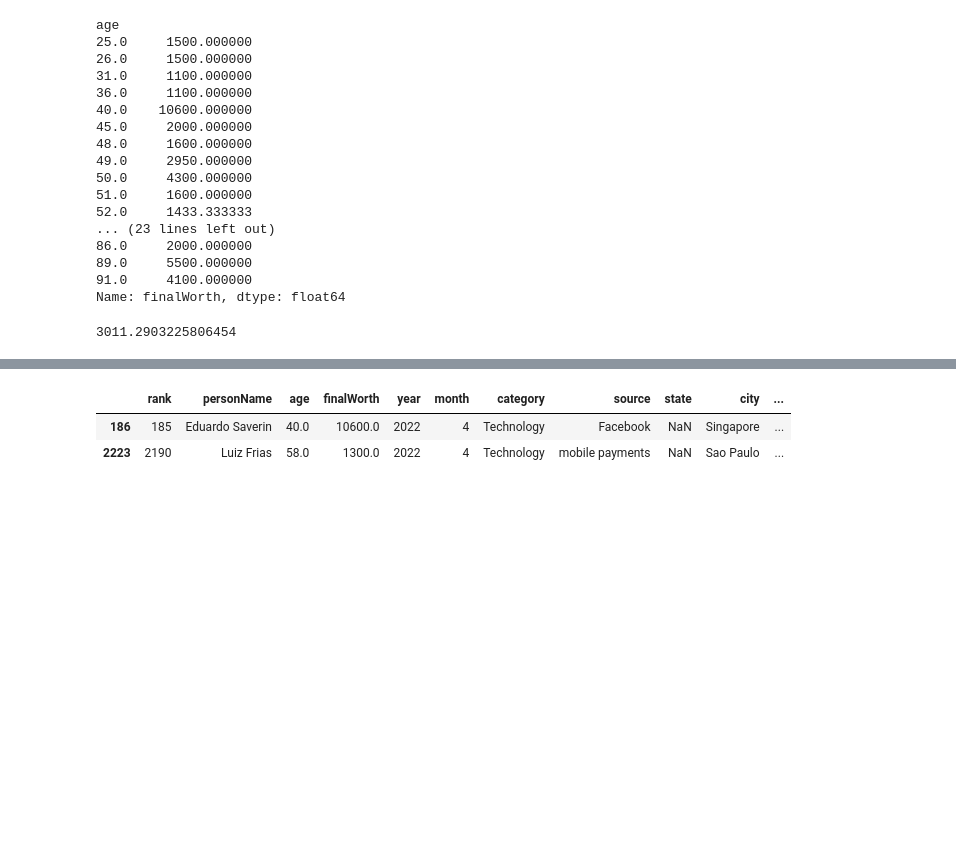
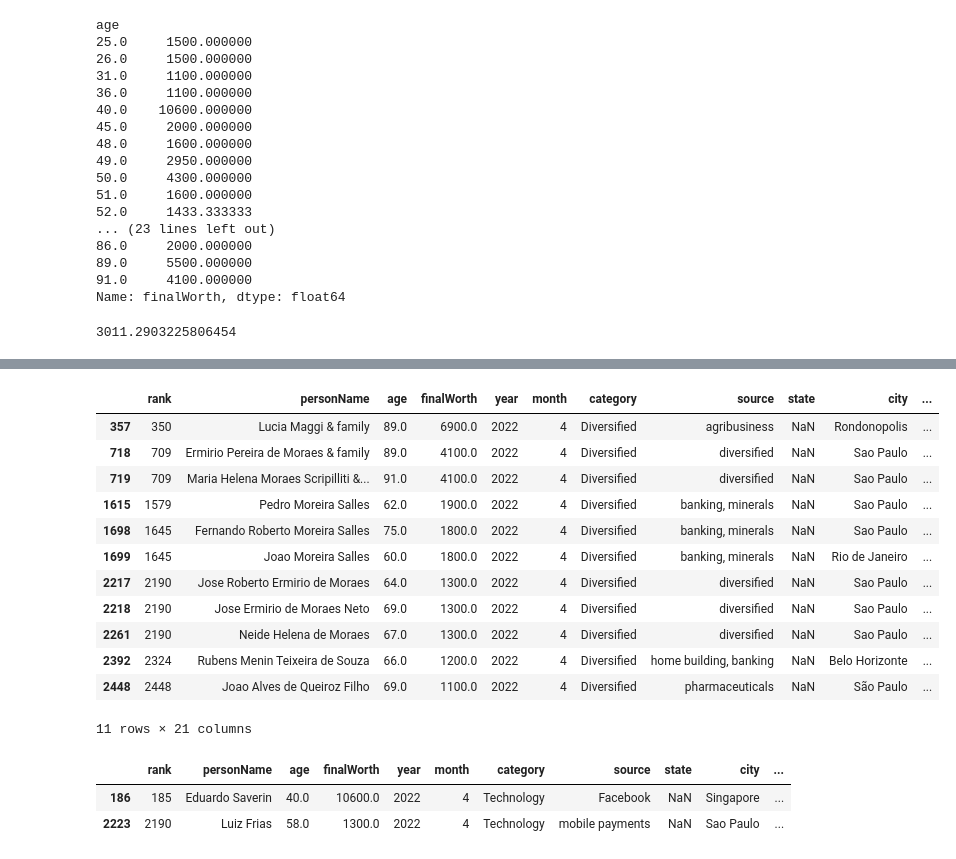
Before and after one commit to yagofellipe/Forbes-Top-100-, a Jupyter notebook: top.ipynb, the cells around one changed output, grey strips where cells are left out. Drawn from its saved outputs; the diff is of its cells as text; code cells hidden in the pictures; blank space fills up the shorter version.

```diff
--- a/top.ipynb
+++ b/top.ipynb
@@ -125 +165,19 @@ Name: category, dtype: int64
+# %%
+#relação de pessoas no Brasil de Diversificados
+df_bra_tech = df[(df.countryOfCitizenship=='Brazil') & (df.=='Diversified')]
+df_bra_tech
+# %% [output]
+|  | rank | personName | age | finalWorth | year | month | category | source | state | city | ... |
+| 357 | 350 | Lucia Maggi & family | 89.0 | 6900.0 | 2022 | 4 | Diversified | agribusiness | NaN | Rondonopolis | ... |
+| 718 | 709 | Ermirio Pereira de Moraes & family | 89.0 | 4100.0 | 2022 | 4 | Diversified | diversified | NaN | Sao Paulo | ... |
+| 719 | 709 | Maria Helena Moraes Scripilliti &... | 91.0 | 4100.0 | 2022 | 4 | Diversified | diversified | NaN | Sao Paulo | ... |
+| 1615 | 1579 | Pedro Moreira Salles | 62.0 | 1900.0 | 2022 | 4 | Diversified | banking, minerals | NaN | Sao Paulo | ... |
+| 1698 | 1645 | Fernando Roberto Moreira Salles | 75.0 | 1800.0 | 2022 | 4 | Diversified | banking, minerals | NaN | Sao Paulo | ... |
+| 1699 | 1645 | Joao Moreira Salles | 60.0 | 1800.0 | 2022 | 4 | Diversified | banking, minerals | NaN | Rio de Janeiro | ... |
+| 2217 | 2190 | Jose Roberto Ermirio de Moraes | 64.0 | 1300.0 | 2022 | 4 | Diversified | diversified | NaN | Sao Paulo | ... |
+| 2218 | 2190 | Jose Ermirio de Moraes Neto | 69.0 | 1300.0 | 2022 | 4 | Diversified | diversified | NaN | Sao Paulo | ... |
+| 2261 | 2190 | Neide Helena de Moraes | 67.0 | 1300.0 | 2022 | 4 | Diversified | diversified | NaN | Sao Paulo | ... |
+| 2392 | 2324 | Rubens Menin Teixeira de Souza | 66.0 | 1200.0 | 2022 | 4 | Diversified | home building, banking | NaN | Belo Horizonte | ... |
+| 2448 | 2448 | Joao Alves de Queiroz Filho | 69.0 | 1100.0 | 2022 | 4 | Diversified | pharmaceuticals | NaN | São Paulo | ... |
+11 rows × 21 columns
 # %%
```
Also changed, not shown: parts of 9 cells of this notebook.
